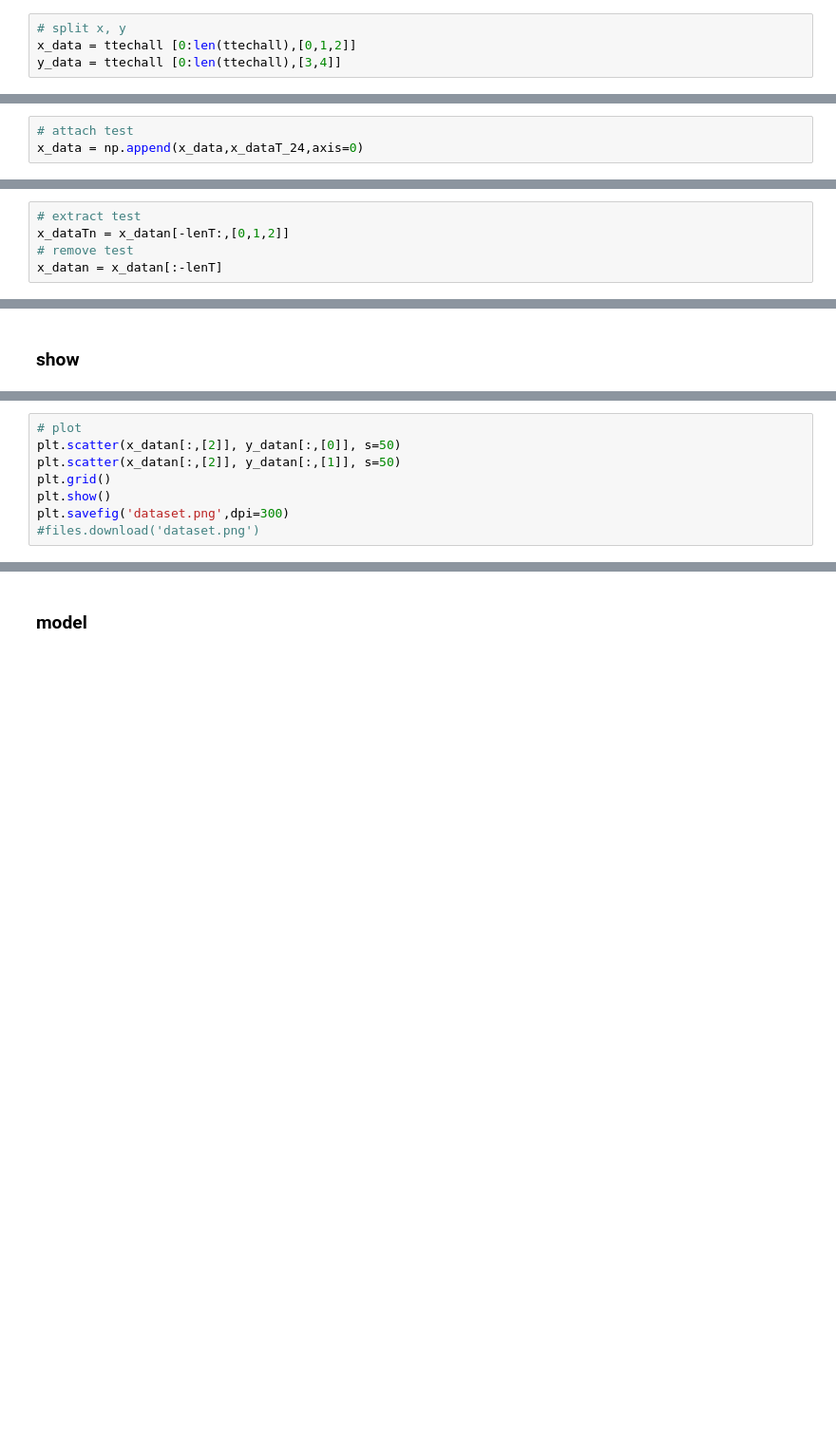
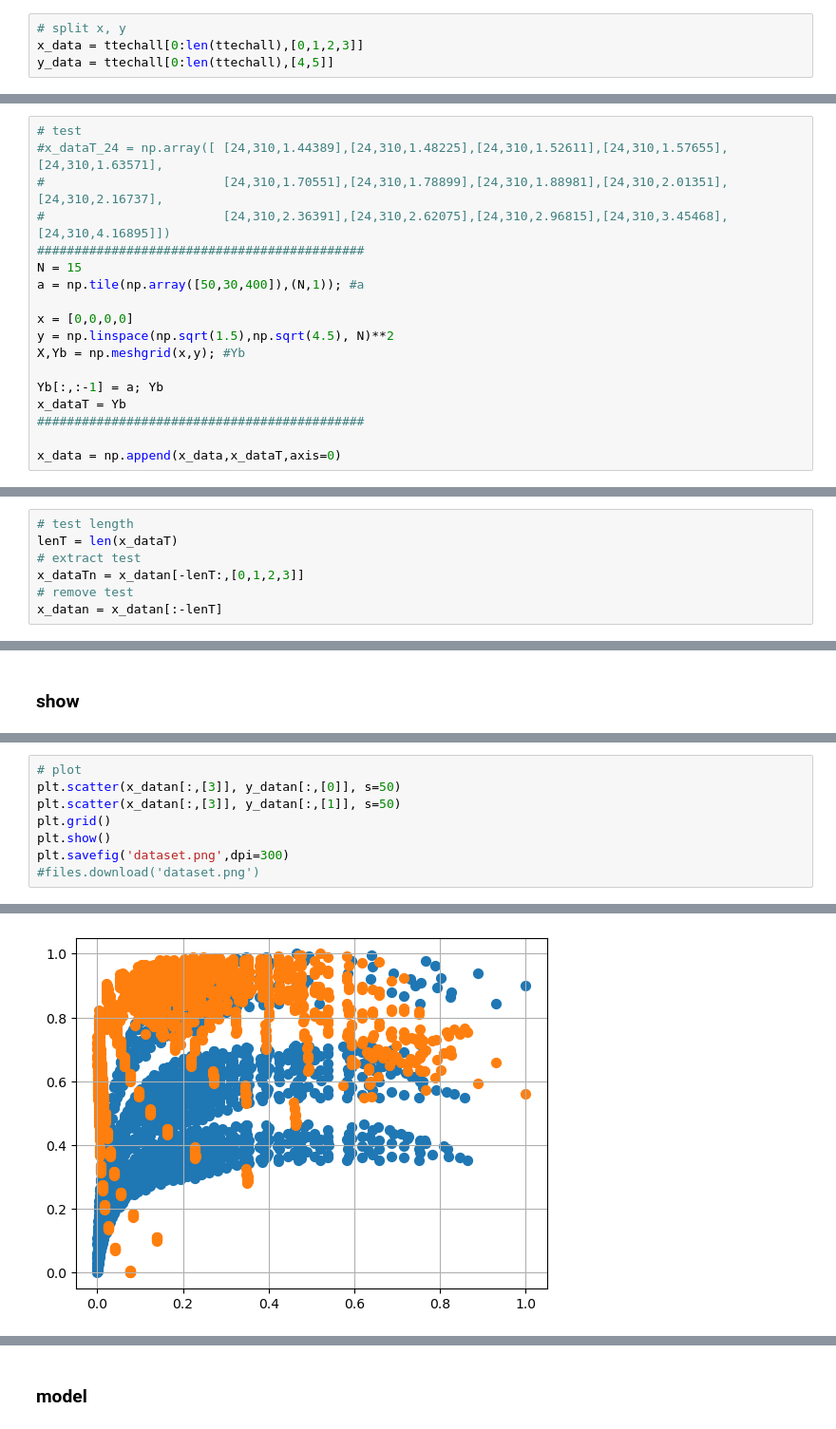
Before and after one commit to ng0177/network, a Jupyter notebook: wheel-01.ipynb, the cells around one changed output, grey strips where cells are left out. Shown: that part at 95% size. Saved outputs shown, nothing was run; the diff lists cells and outputs as text; blank space fills up the shorter version.

```diff
--- a/wheel-01.ipynb
+++ b/wheel-01.ipynb
@@ -58,5 +74,5 @@ ttechall = np.append(ttechall,ttech5528,axis=0);
 ttechall = np.append(ttechall,ttech5532,axis=0);
 # %%
 # split x, y
-x_data = ttechall [0:len(ttechall),[0,1,2]]
-y_data = ttechall [0:len(ttechall),[3,4]]
+x_data = ttechall[0:len(ttechall),[0,1,2,3]]
+y_data = ttechall[0:len(ttechall),[4,5]]
@@ -111,3 +87,0 @@ x_dataT_24
-# %%
-# attach test
-x_data = np.append(x_data,x_dataT_24,axis=0)
@@ -116,0 +88,18 @@ x_data[:]
+# %%
+# test
+#x_dataT_24 = np.array([ [24,310,1.44389],[24,310,1.48225],[24,310,1.52611],[24,310,1.57655],[24,310,1.63571],
+#                        [24,310,1.70551],[24,310,1.78899],[24,310,1.88981],[24,310,2.01351],[24,310,2.16737],
+#                        [24,310,2.36391],[24,310,2.62075],[24,310,2.96815],[24,310,3.45468],[24,310,4.16895]])
+############################################
+N = 15
+a = np.tile(np.array([50,30,400]),(N,1)); #a
+
+x = [0,0,0,0]
+y = np.linspace(np.sqrt(1.5),np.sqrt(4.5), N)**2
+X,Yb = np.meshgrid(x,y); #Yb
+
+Yb[:,:-1] = a; Yb
+x_dataT = Yb
+############################################
+
+x_data = np.append(x_data,x_dataT,axis=0)
@@ -155,5 +135,7 @@ lenT
 # %%
+# test length
+lenT = len(x_dataT)
 # extract test
-x_dataTn = x_datan[-lenT:,[0,1,2]]
+x_dataTn = x_datan[-lenT:,[0,1,2,3]]
 # remove test
 x_datan = x_datan[:-lenT]
@@ -181,8 +151,9 @@ x_datan[:,[2]]
 # %%
 # plot
-plt.scatter(x_datan[:,[2]], y_datan[:,[0]], s=50)
-plt.scatter(x_datan[:,[2]], y_datan[:,[1]], s=50)
+plt.scatter(x_datan[:,[3]], y_datan[:,[0]], s=50)
+plt.scatter(x_datan[:,[3]], y_datan[:,[1]], s=50)
 plt.grid()
 plt.show()
 plt.savefig('dataset.png',dpi=300)
 #files.download('dataset.png')
+# %% [output]
@@ -188,0 +162 @@ plt.savefig('dataset.png',dpi=300)
+[figure, added]
```
Also changed, not shown: parts of 36 cells of this notebook, 3 other files.
